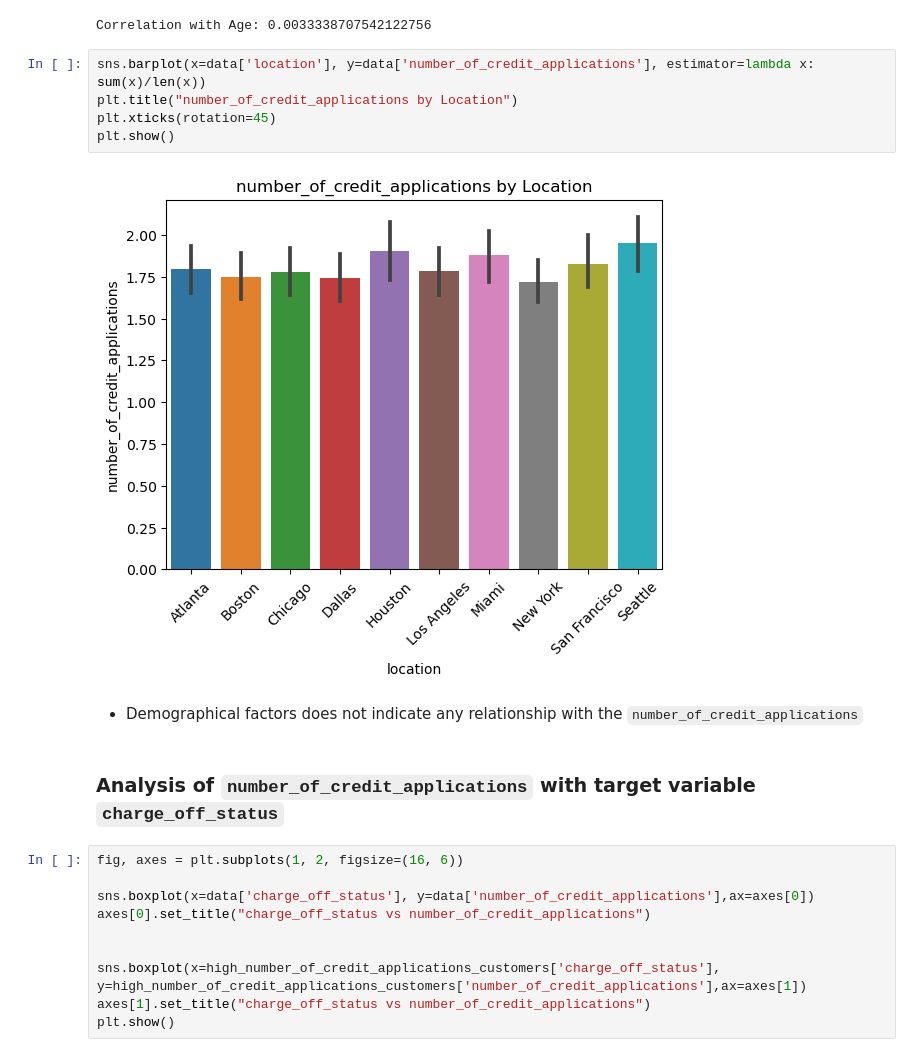
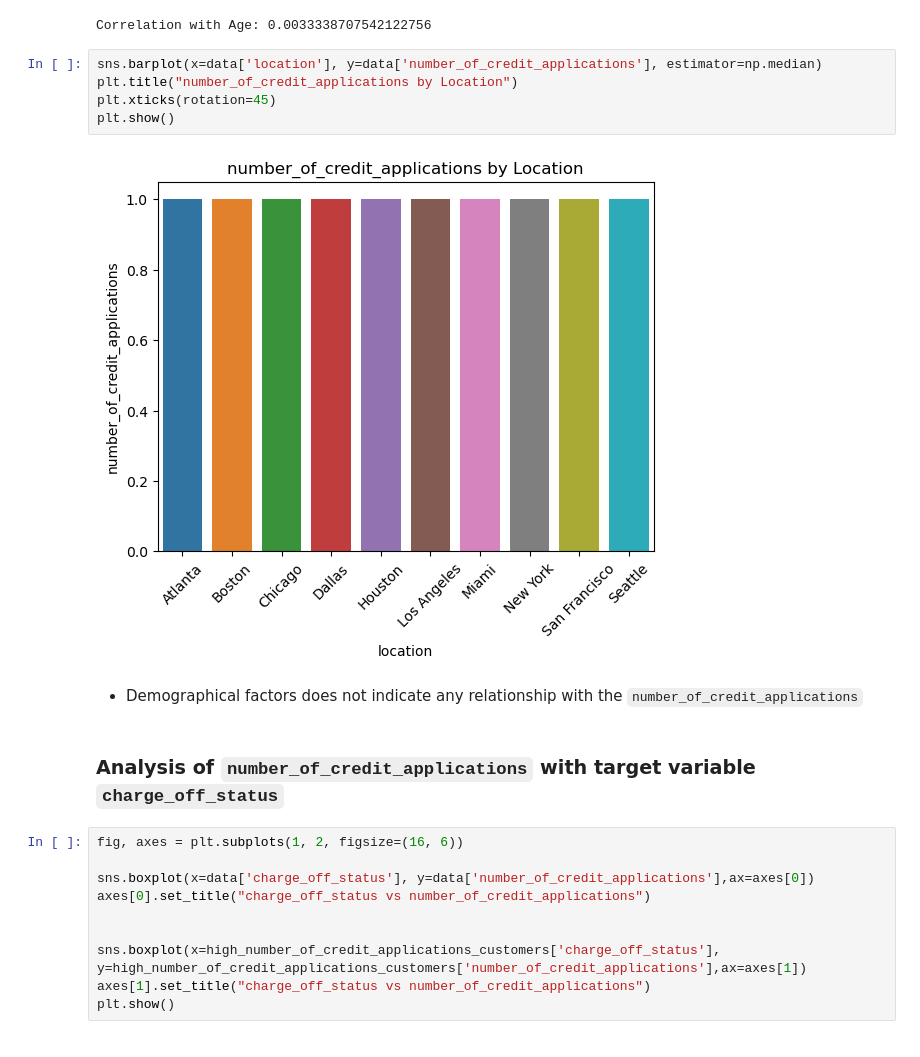
Before and after one commit to hchamikadilshan/CreditRisk360-ISC2024, a Jupyter notebook: notebooks/4 - eda.ipynb, the cells around one changed output. Drawn from its saved outputs; the diff is of its cells as text.

```diff
--- a/notebooks/4 - eda.ipynb
+++ b/notebooks/4 - eda.ipynb
@@ -310,16 +310,16 @@ print("Correlation with Age:", correlation_age)
 [figure]
 Correlation with Age: 0.0033338707542122756
 # %%
-sns.barplot(x=data['location'], y=data['number_of_credit_applications'], estimator=lambda x: sum(x)/len(x))
+sns.barplot(x=data['location'], y=data['number_of_credit_applications'], estimator=np.median)
 plt.title("number_of_credit_applications by Location")
 plt.xticks(rotation=45)
 plt.show()
 # %% [output]
-[figure, old version]
+[figure, new version]
-# %% [markdown]
-- Demographical factors does not indicate any relationship with the `number_of_credit_applications`
-# %% [markdown]
-### Analysis of `number_of_credit_applications` with target variable `charge_off_status`
+# %% [markdown]
+- Demographical factors does not indicate any relationship with the `number_of_credit_applications`
+# %% [markdown]
+### Analysis of `number_of_credit_applications` with target variable `charge_off_status`
 # %%
 fig, axes = plt.subplots(1, 2, figsize=(16, 6))
 
```
Also changed, not shown: parts of 38 cells of this notebook.
